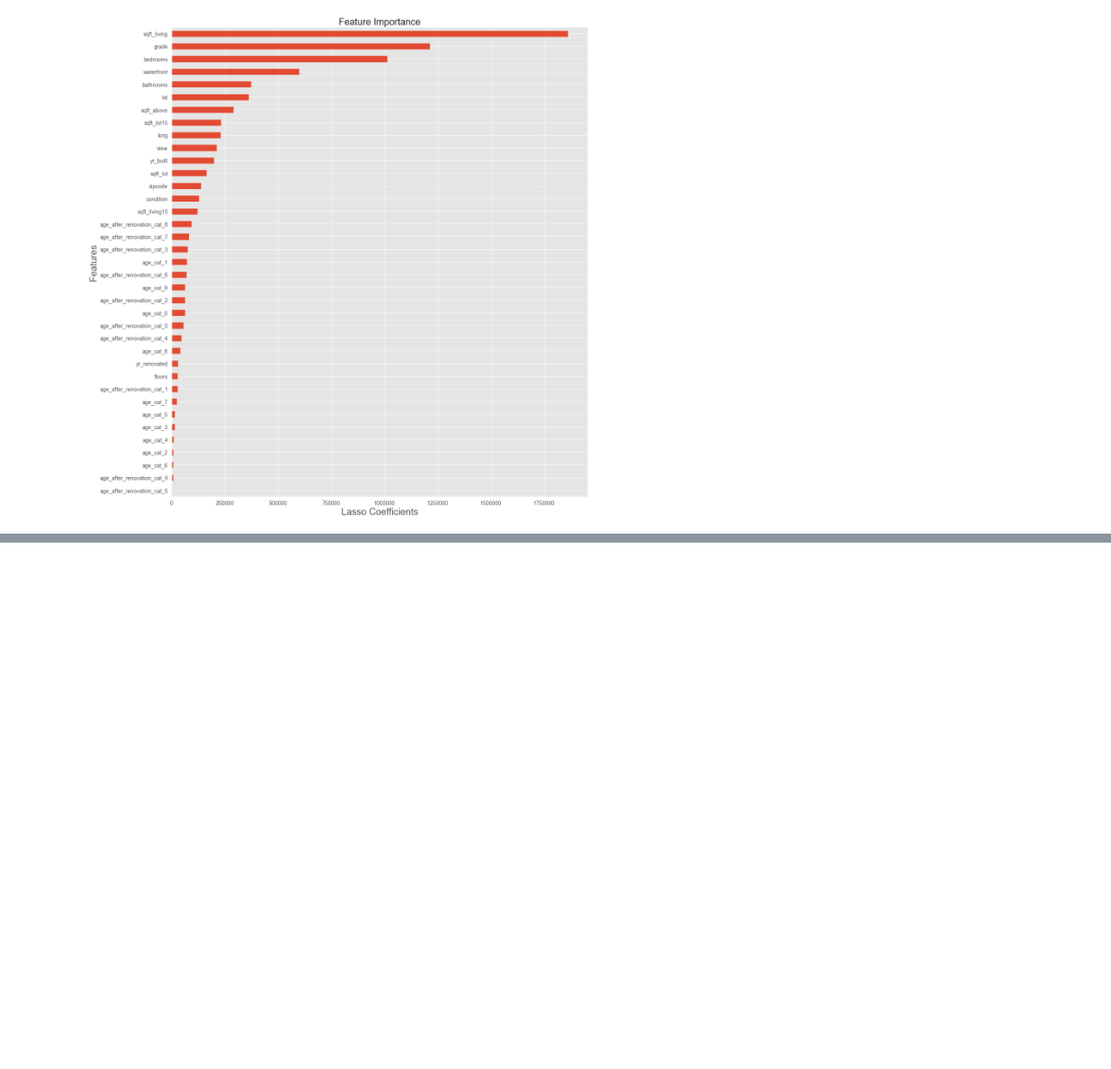
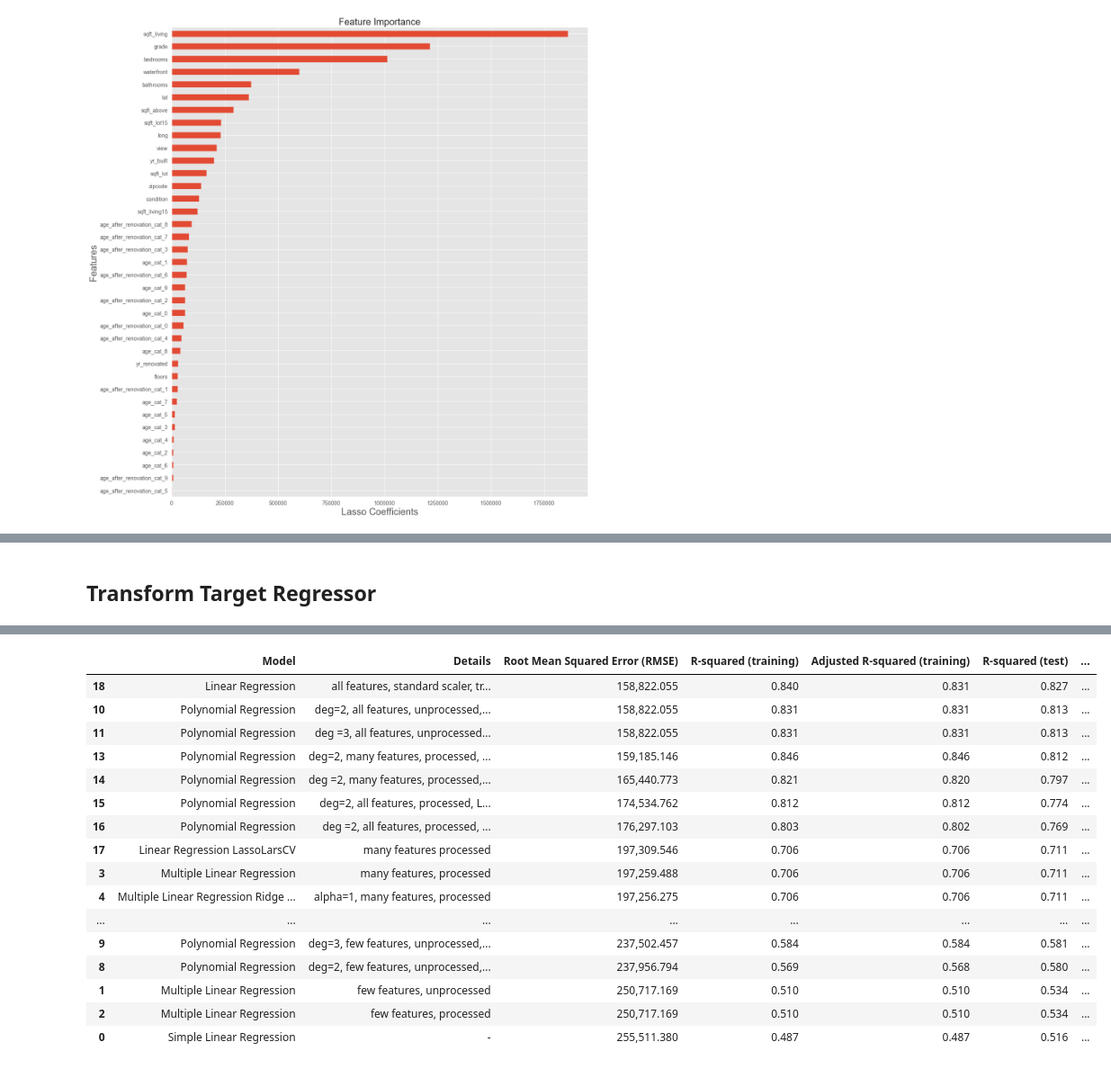
Before and after one commit to bhishanpdl/Project_House_Price_Prediction, a Jupyter notebook: notebooks/c01_regression_modelling_linear_and_polynomial_sklearn.ipynb, the cells around one changed output, grey strips where cells are left out. Shown: that part at 90% size. Cells and saved outputs as stored; diff of their text form; code cells hidden in the pictures; blank space fills up the shorter version.

Commit message:
added TTR transformed target regressor model

```diff
--- a/notebooks/c01_regression_modelling_linear_and_polynomial_sklearn.ipynb
+++ b/notebooks/c01_regression_modelling_linear_and_polynomial_sklearn.ipynb
@@ -137,5 +181,7 @@ IPython.OutputArea.auto_scroll_threshold = 9999;
 # %%
-df_raw = pd.read_csv('../data/processed/data_cleaned_encoded.csv')
+ifile = 'https://github.com/bhishanpdl/Project_House_Price_Prediction/blob/master/data/processed/data_cleaned_encoded.csv?raw=true'
+ifile = '../data/processed/data_cleaned_encoded.csv'
+df_raw = pd.read_csv(ifile)
 print(df_raw.shape)
 df_raw.head()
 # %% [output]
@@ -1163,0 +1281,57 @@ plt.show()
+# %% [markdown]
+## Transform Target Regressor
+# %%
+from sklearn.compose import TransformedTargetRegressor as TTR
+from sklearn.preprocessing import StandardScaler
+
+time_start = time.time()
+
+
+X = polyfeat.fit_transform(df[features])
+
+Xtrain = polyfeat.fit_transform(train[features])
+Xtest = polyfeat.fit_transform(test[features])
+
+y = df[target].values.reshape(-1,1)
+ytrain = train[target].values.reshape(-1,1)
+ytest = test[target].values.reshape(-1,1)
+
+# for linear models scaling is useful
+scaler = StandardScaler()
+scaler.fit(Xtrain)
+
+# scale transform
+Xtrain = scaler.transform(Xtrain)
+Xtest = scaler.transform(Xtest)
+
+
+model = linear_model.LinearRegression(n_jobs=-1)
+
+model = TTR(model, func=np.log1p, inverse_func=np.expm1)
+
+
+model.fit(Xtrain,ytrain)
+
+# prediction
+ypreds = model.predict(Xtest)
+
+# metrics
+rmse_test = np.sqrt(mean_squared_error(ytest,ypreds)).round(3)
+r2_train = model.score(Xtrain, ytrain).round(3)
+r2_test = model.score(Xtest, ytest).round(3)
+
+# prints
+print('model = Best model')
+print('rmse test = ', rmse_test)
+print('rsquared train = ', r2_train)
+print('rsquared test = ', r2_test)
+
+df_eval.loc[len(df_eval)] = ['Linear Regression',
+                    'all features, standard scaler, transform ytrain',
+                    rmse,r2_train,ar2_train,r2_test,ar2_test,cv]
+
+time_taken = time.time() - time_start
+print('Time taken: {:.0f} min {:.0f} secs'.format(*divmod(time_taken,60)))
+
+df_eval.sort_values('Adjusted R-squared (test)',ascending=False)
+# %% [output]
@@ -1163,0 +1343,17 @@ plt.show()
+|  | Model | Details | Root Mean Squared Error (RMSE) | R-squared (training) | Adjusted R-squared (training) | R-squared (test) | ... |
+| 18 | Linear Regression | all features, standard scaler, tr... | 158,822.055 | 0.840 | 0.831 | 0.827 | ... |
+| 10 | Polynomial Regression | deg=2, all features, unprocessed,... | 158,822.055 | 0.831 | 0.831 | 0.813 | ... |
+| 11 | Polynomial Regression | deg =3, all features, unprocessed... | 158,822.055 | 0.831 | 0.831 | 0.813 | ... |
+| 13 | Polynomial Regression | deg=2, many features, processed, ... | 159,185.146 | 0.846 | 0.846 | 0.812 | ... |
+| 14 | Polynomial Regression | deg =2, many features, processed,... | 165,440.773 | 0.821 | 0.820 | 0.797 | ... |
+| 15 | Polynomial Regression | deg=2, all features, processed, L... | 174,534.762 | 0.812 | 0.812 | 0.774 | ... |
+| 16 | Polynomial Regression | deg =2, all features, processed, ... | 176,297.103 | 0.803 | 0.802 | 0.769 | ... |
+| 17 | Linear Regression LassoLarsCV | many features processed | 197,309.546 | 0.706 | 0.706 | 0.711 | ... |
+| 3 | Multiple Linear Regression | many features, processed | 197,259.488 | 0.706 | 0.706 | 0.711 | ... |
+| 4 | Multiple Linear Regression Ridge ... | alpha=1, many features, processed | 197,256.275 | 0.706 | 0.706 | 0.711 | ... |
+| ... | ... | ... | ... | ... | ... | ... | ... |
+| 9 | Polynomial Regression | deg=3, few features, unprocessed,... | 237,502.457 | 0.584 | 0.584 | 0.581 | ... |
+| 8 | Polynomial Regression | deg=2, few features, unprocessed,... | 237,956.794 | 0.569 | 0.568 | 0.580 | ... |
+| 1 | Multiple Linear Regression | few features, unprocessed | 250,717.169 | 0.510 | 0.510 | 0.534 | ... |
+| 2 | Multiple Linear Regression | few features, processed | 250,717.169 | 0.510 | 0.510 | 0.534 | ... |
+| 0 | Simple Linear Regression | - | 255,511.380 | 0.487 | 0.487 | 0.516 | ... |
```
Also changed, not shown: parts of 28 cells of this notebook, 1 other file.
